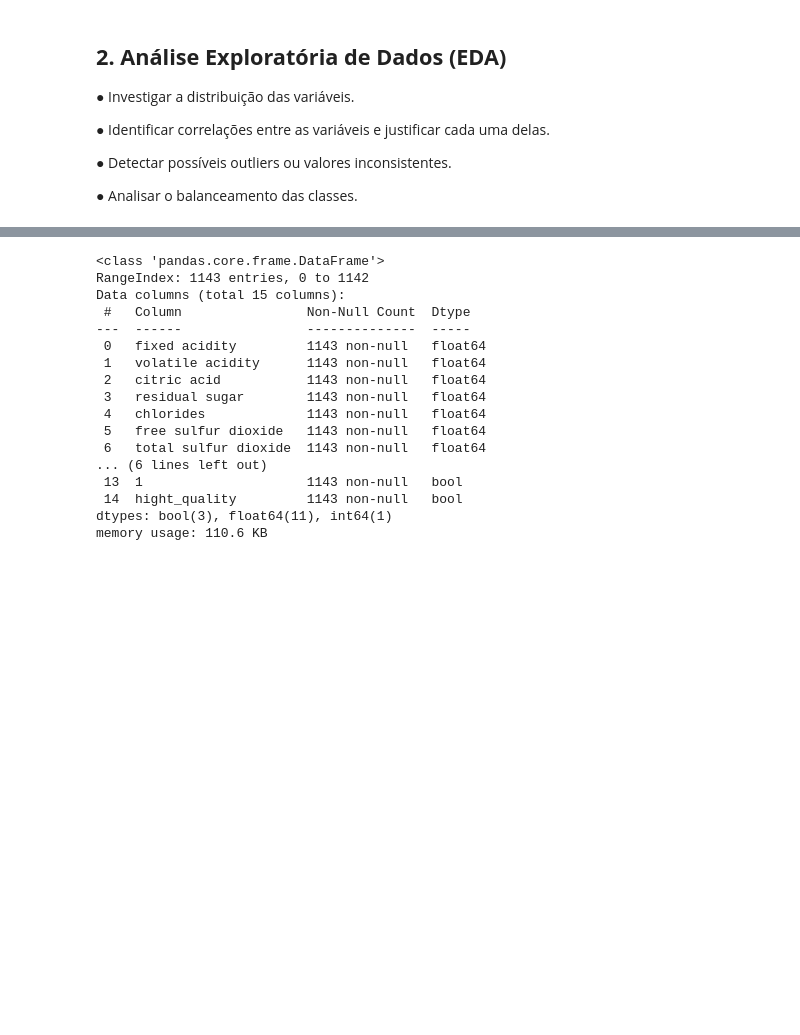
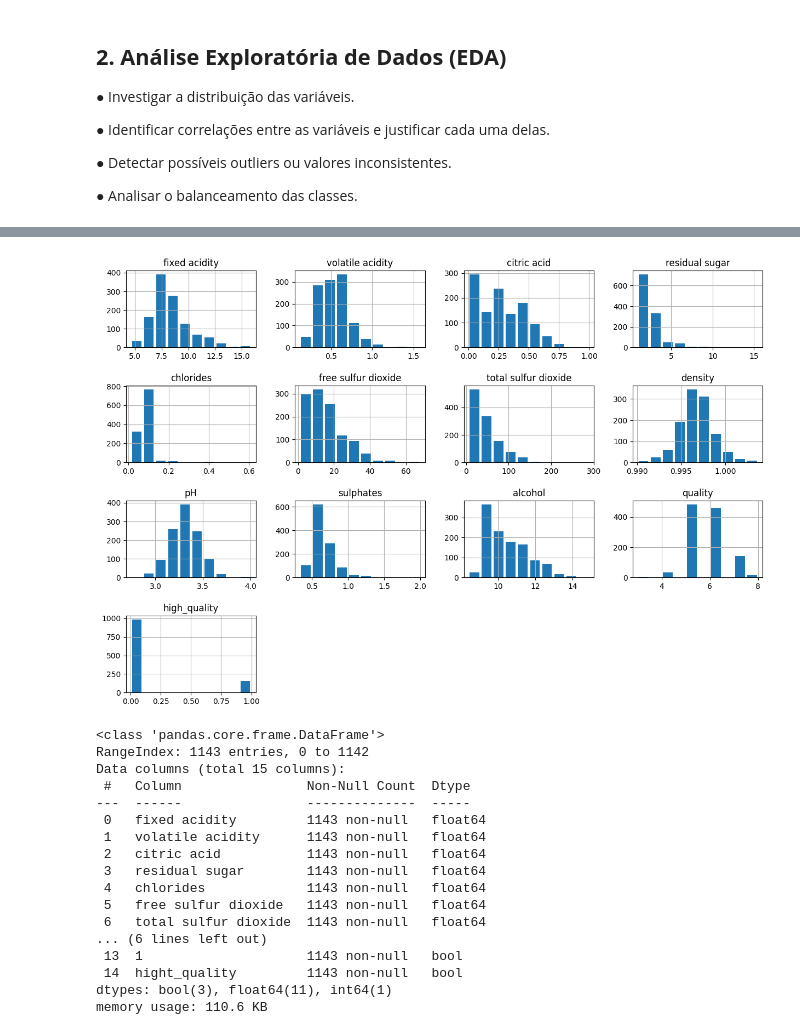
Before and after one commit to camilaalmeiida/wine-quality-classification, a Jupyter notebook: notebooks/wine_quality_analysis.ipynb, the cells around one changed output, grey strips where cells are left out. Drawn from its saved outputs; the diff is of its cells as text; code cells hidden in the pictures; blank space fills up the shorter version.

```diff
--- a/notebooks/wine_quality_analysis.ipynb
+++ b/notebooks/wine_quality_analysis.ipynb
@@ -220,3 +279,14 @@ plt.show()
+# %%
+# Criar a variável binária
+df["high_quality"] = (df["quality"] >= 7).astype(int)
+
+# Histogramas de todas as variáveis, incluindo high_quality
+df.hist(figsize=(15, 10), rwidth=0.8)
+
+plt.subplots_adjust(hspace=0.5, wspace=0.3)
+plt.show()
+# %% [output]
+[figure, added]
 # %%
 #Descrição do dataset
 df.info()
```
Also changed, not shown: parts of 6 cells of this notebook.
